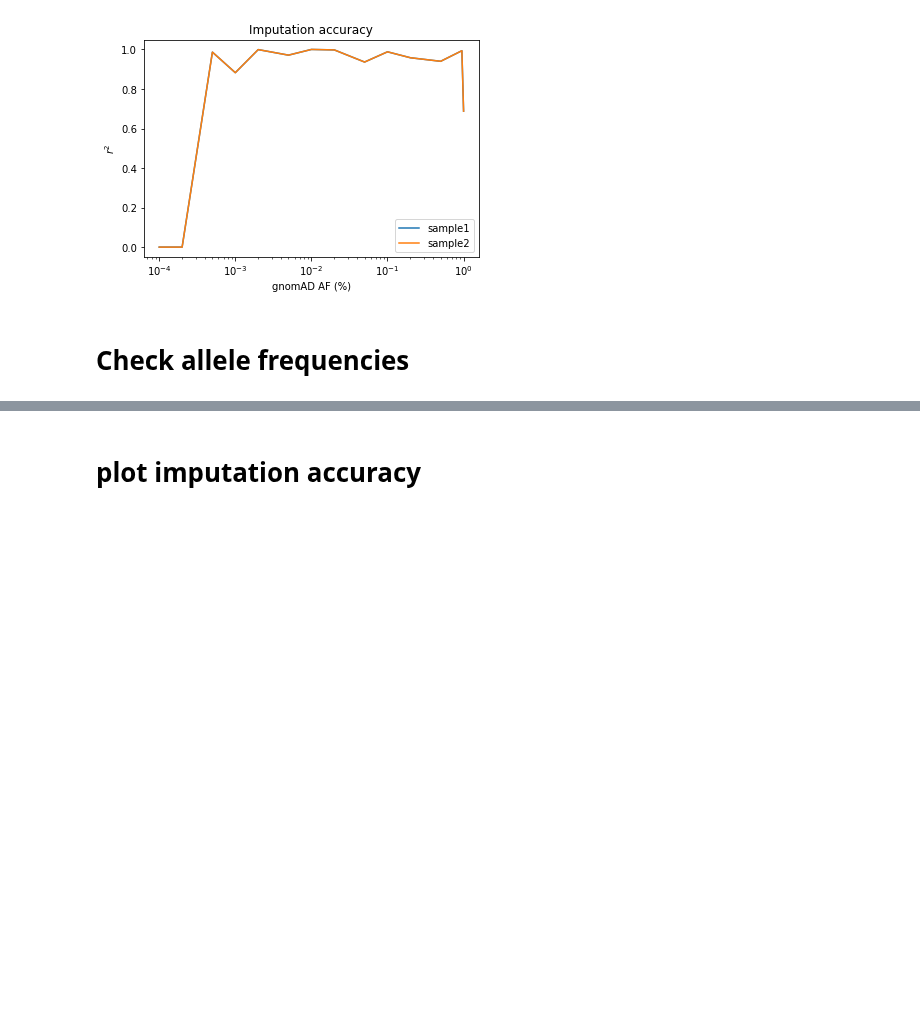
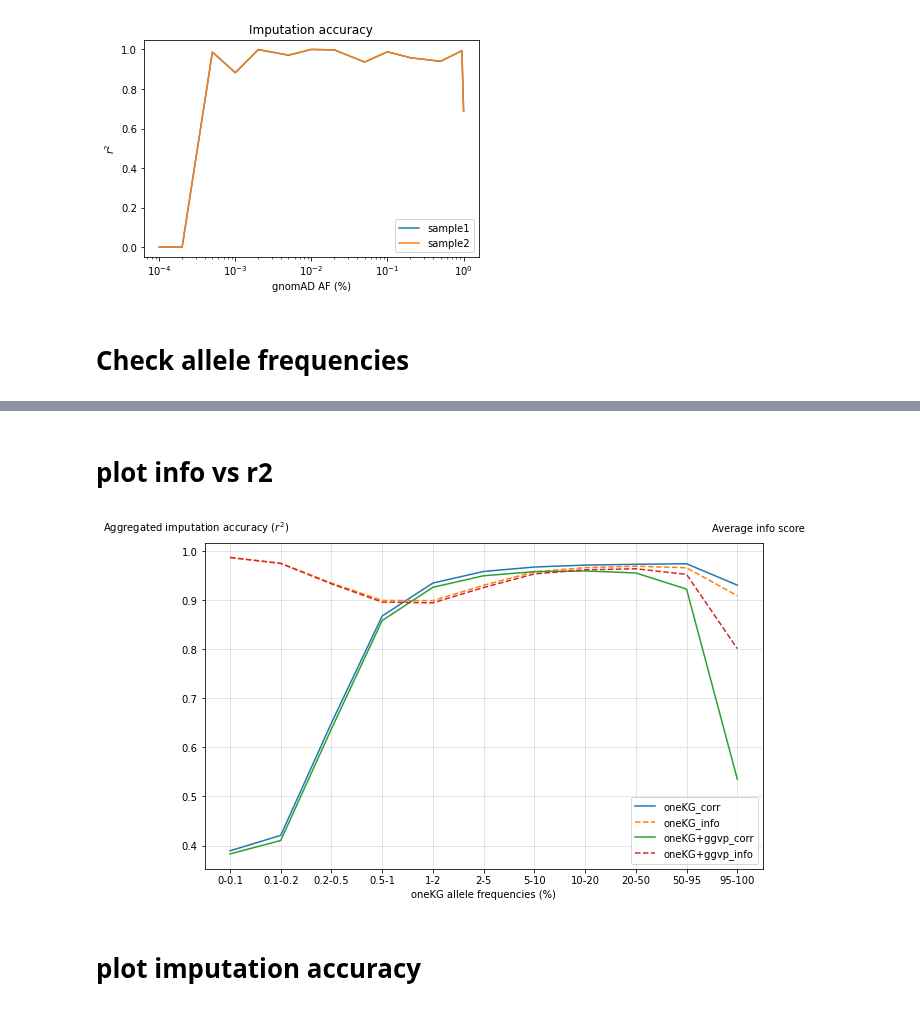
Before and after one commit to Suuuuuuuus/LCWGS_pipeline, a Jupyter notebook: scripts/lcwgs_dump.ipynb, the cells around one changed output, grey strips where cells are left out. Cells and saved outputs as stored; diff of their text form; code cells hidden in the pictures; blank space fills up the shorter version.

```diff
--- a/scripts/lcwgs_dump.ipynb
+++ b/scripts/lcwgs_dump.ipynb
@@ -159,3 +162,13 @@ lcwgSus.plot_imputation_accuracy(x, label = ['sample1', 'sample2'])
+# %%
+chromosomes = [i for i in range(1,23)]
+mafs = ["/well/band/users/rbx225/recyclable_files/AFs/ggvp_AFs/ggvp_AF_chr" + str(i) + ".txt" for i in chromosomes]
+af = lcwgSus.multi_read_af(chromosomes, mafs)
+af = af.rename(columns = {'MAF': 'prop'})
+chip_af = pd.read_csv('/well/band/users/rbx225/recyclable_files/AFs/chip.vcf.txt', sep = '\t')
+chip_af = chip_af.drop(columns = ['ID', 'QUAL','FILTER', 'INFO', 'FORMAT'])
+chip_af = chip_af.rename(columns = {'#CHROM': 'chr', 'POS': 'pos', 'REF': 'ref', 'ALT': 'alt'})
+chip_af = lcwgSus.calculate_af(chip_af)
+lcwgSus.plot_afs(chip_af, af, save_fig = False)
 # %%
 chip_af = pd.read_csv('/well/band/users/rbx225/test_files/vcf_dfs/chip_df.tsv', sep = '\t')
 chip_af = chip_af.drop(columns = ['ID', 'QUAL','FILTER', 'INFO', 'FORMAT'])
@@ -167,3 +180,5 @@ quilt_af = lcwgSus.extract_info(quilt_af, info_cols = ['EAF'])
 quilt_af['chr'] = quilt_af['chr'].str.replace('chr', '').astype(int)
 quilt_af = quilt_af.rename(columns = {'EAF': 'prop'})
 lcwgSus.plot_afs(chip_af, quilt_af, save_fig = True)
+# %% [markdown]
+# plot info vs r2
@@ -170,3 +215,40 @@ lcwgSus.plot_afs(chip_af, quilt_af, save_fig = True)
+# %%
+linker = pd.read_csv('data/metadata/sample_linker.csv', sep = ',')
+samples = pd.read_csv('chip.tsv', header = None, names = ['Code'])['Code'].to_list()
+fv = linker[(linker['Chip_Name'].isin(samples)) & (~linker['Sample_Name'].str.contains('mini'))]
+samples_fv = fv['Seq_Name'].to_list()
+panels = ['oneKG', 'oneKG_ggvp']
+r2_fv = read_r2(panels, samples_fv)
+r2_fv = lcwgSus.aggregate_r2(r2_fv)
+chip_af = pd.read_csv('/well/band/users/rbx225/recyclable_files/AFs/chip.vcf.txt', sep = '\t')
+chip_af = chip_af.drop(columns = ['ID', 'QUAL','FILTER', 'INFO', 'FORMAT'])
+chip_af = chip_af.rename(columns = {'#CHROM': 'chr', 'POS': 'pos', 'REF': 'ref', 'ALT': 'alt'})
+chip_af = lcwgSus.calculate_af(chip_af)
+chromosomes = [i for i in range(1,23)]
+mafs = ["/well/band/users/rbx225/GAMCC/data/oneKG_MAFs/oneKG_MAF_afr_chr" + str(i) + ".txt" for i in chromosomes]
+# %%
+vcfs = ["/well/band/users/rbx225/test_files/GAM013489_oneKG/chr" + str(i) + ".vcf.gz" for i in chromosomes]
+score = calculate_average_info_score(chromosomes, vcfs, mafs, chip_af)
+oneKG = pd.concat([r2_fv[0].reset_index(drop = True), score[['INFO_SCORE']]], axis = 1, join = 'inner')
+vcfs = ["/well/band/users/rbx225/test_files/GAM013489_oneKG_ggvp_v2/chr" + str(i) + ".vcf.gz" for i in chromosomes]
+score = calculate_average_info_score(chromosomes, vcfs, mafs, chip_af)
+oneKG_ggvp = pd.concat([r2_fv[0].reset_index(drop = True), score[['INFO_SCORE']]], axis = 1, join = 'inner')
+# %%
+x = np.arange(1,len(MAF_ary))
+plt.figure(figsize = (10,6))
+plt.plot(x, oneKG['corr'], label = 'oneKG_corr')
+plt.plot(x, oneKG['INFO_SCORE'], ls = '--', label = 'oneKG_info')
+plt.plot(x, oneKG_ggvp['corr'], label = 'oneKG+ggvp_corr')
+plt.plot(x, oneKG_ggvp['INFO_SCORE'], ls = '--', label = 'oneKG+ggvp_info')
+plt.xticks(x, oneKG['AF'])
+plt.text(x = -1.5, y = 1.04, s = 'Aggregated imputation accuracy ($r^2$)')
+plt.text(x = 10.5, y = 1.04, s = 'Average info score')
+plt.legend()
+plt.grid(alpha = 0.4)
+plt.xlabel('oneKG allele frequencies (%)')
+plt.show()
+# %% [output]
+[figure, added]
 # %% [markdown]
 # plot imputation accuracy
 # %%
```
Also changed, not shown: parts of 5 cells of this notebook, 1 other file.
